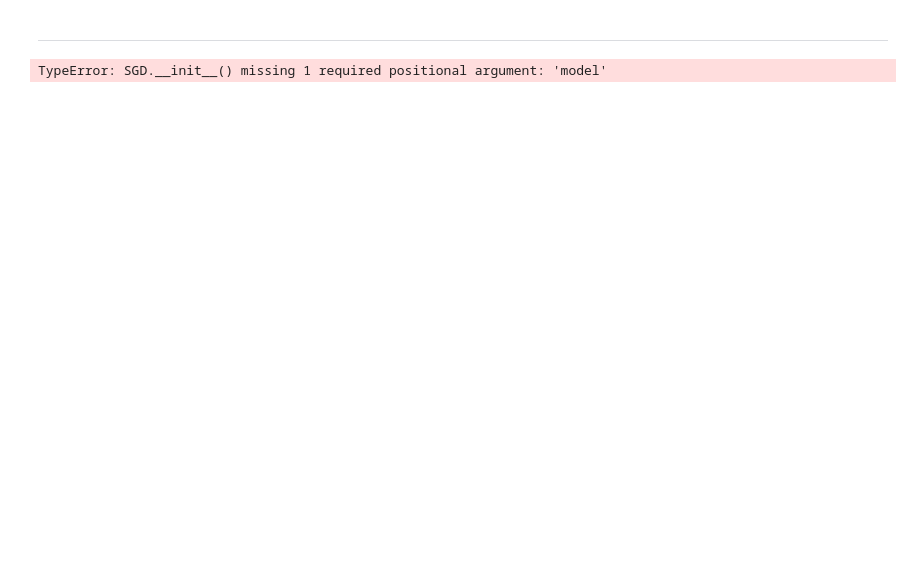
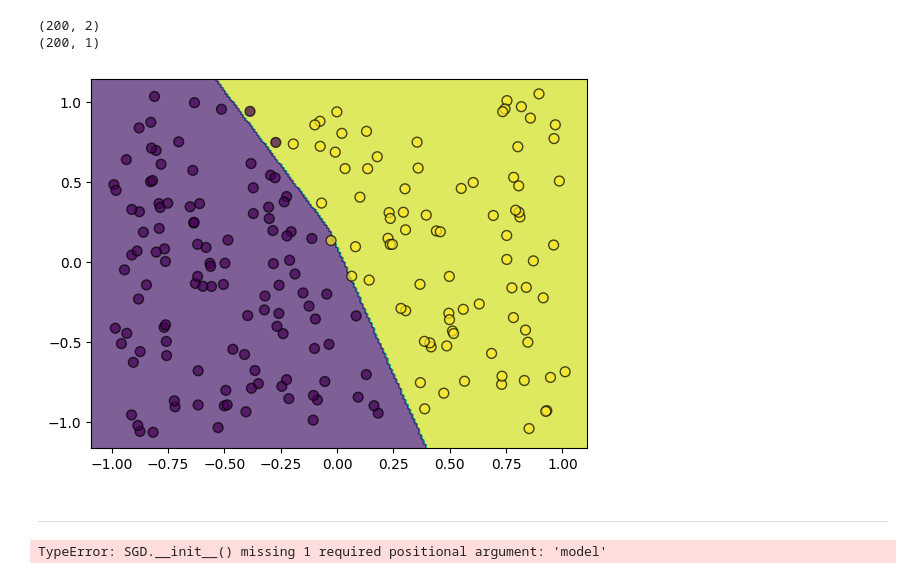
Before and after one commit to Vashistht/Intro_DL, a Jupyter notebook: IDL_hw2/source/main.ipynb, the cells around one changed output. Drawn from its saved outputs; the diff is of its cells as text; code cells hidden in the pictures; blank space fills up the shorter version.

```diff
--- a/IDL_hw2/source/main.ipynb
+++ b/IDL_hw2/source/main.ipynb
@@ -230,3 +181,9 @@ plot_decision_boundary(x_train, y_train, mlp_test , boundry_level=None)
+# %%
+plot_decision_boundary(x_test, y_test, mlp , boundry_level=None)
+# %% [output]
+(200, 2)
+(200, 1)
+[figure, added]
 # %% [markdown]
 ---
 # %%
```
Also changed, not shown: parts of 14 cells of this notebook, 4 other files.
